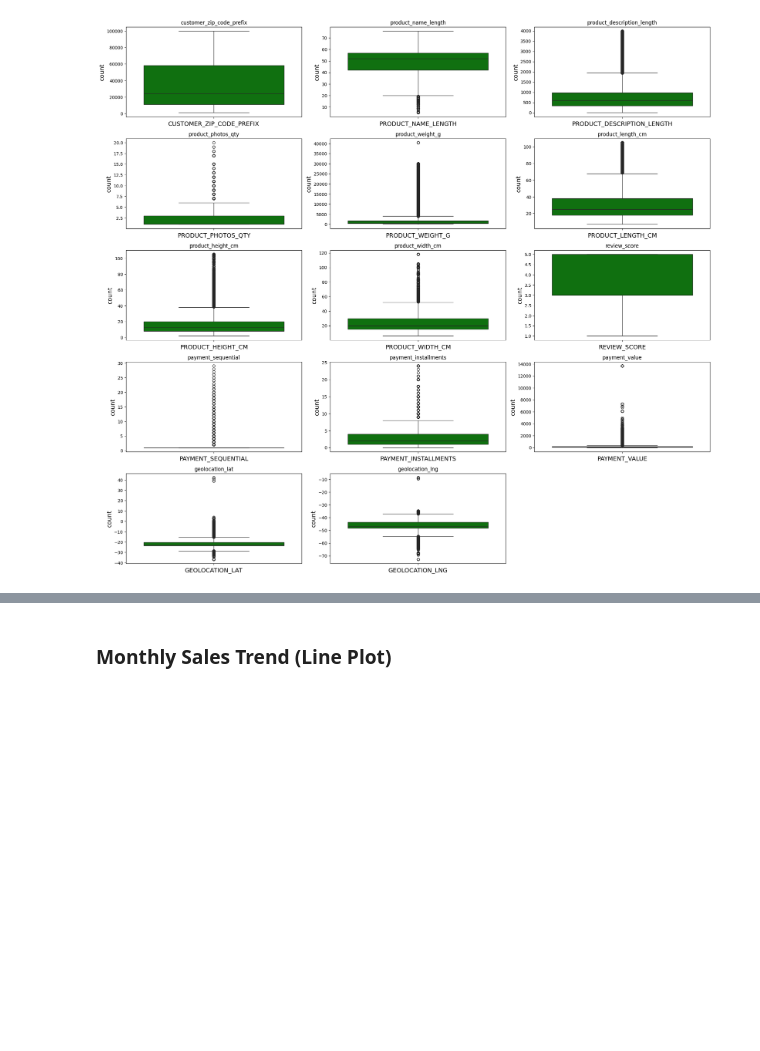
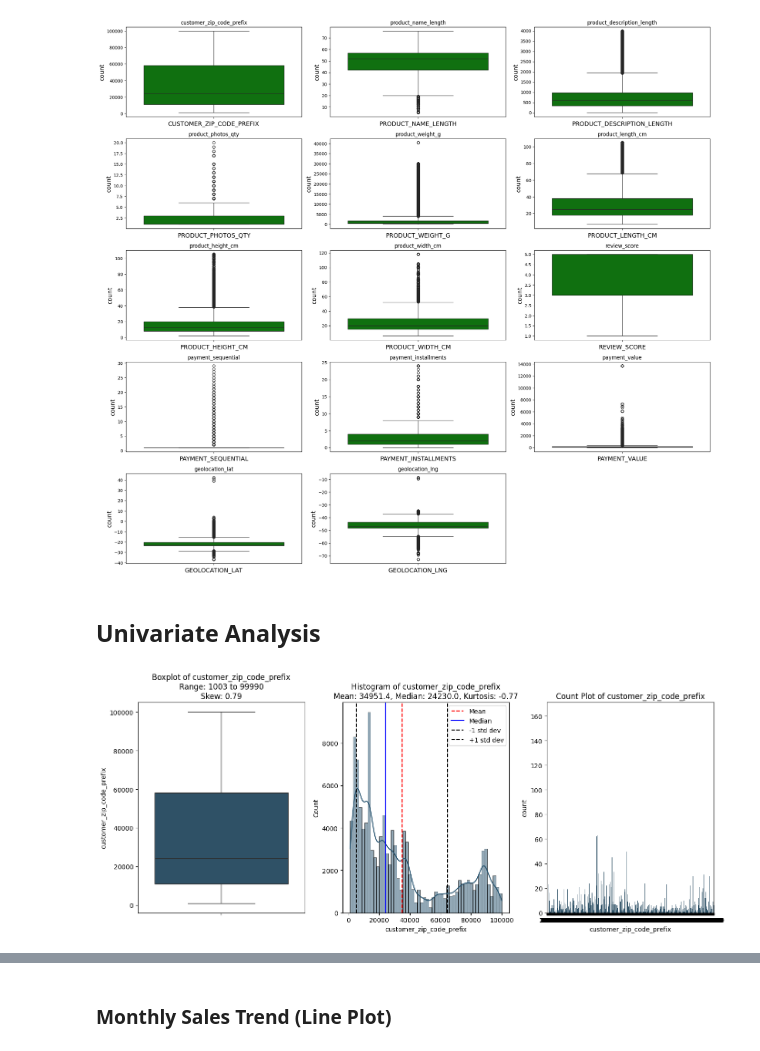
Before and after one commit to putuwistika/Project-BliData, a Jupyter notebook: EDA.ipynb, the cells around one changed output, grey strips where cells are left out. Cells and saved outputs as stored; diff of their text form; code cells hidden in the pictures; blank space fills up the shorter version.

Commit message:
Univariate

```diff
--- a/EDA.ipynb
+++ b/EDA.ipynb
@@ -415,3 +435,10 @@ plt.tight_layout(pad=1.0)
 plt.show()
 # %% [output]
 [figure]
+# %% [markdown]
+## Univariate Analysis
+# %%
+# customer_zip_code_prefix
+fungsi.UVA_numeric(df, ['customer_zip_code_prefix'])
+# %% [output]
+[figure, added]
```
Also changed, not shown: parts of 21 cells of this notebook, 1 other file.
